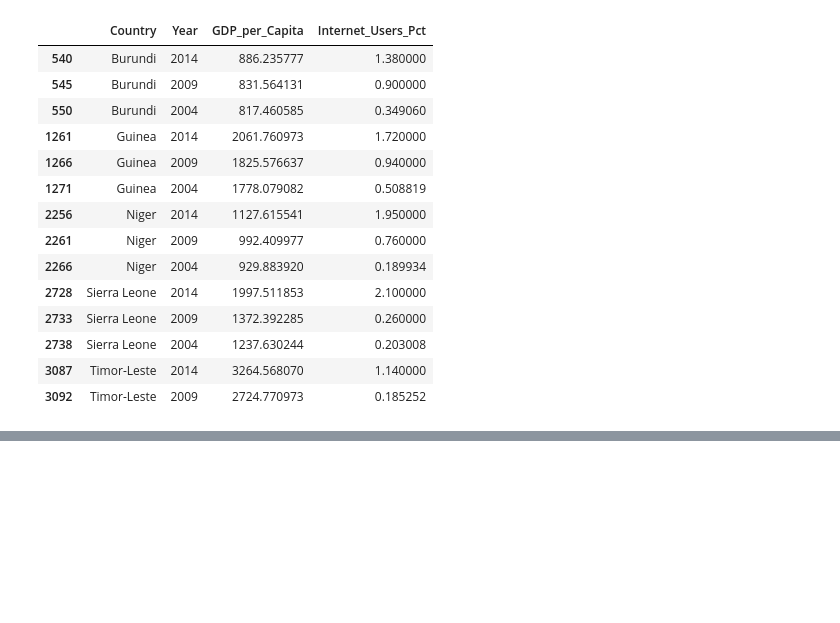
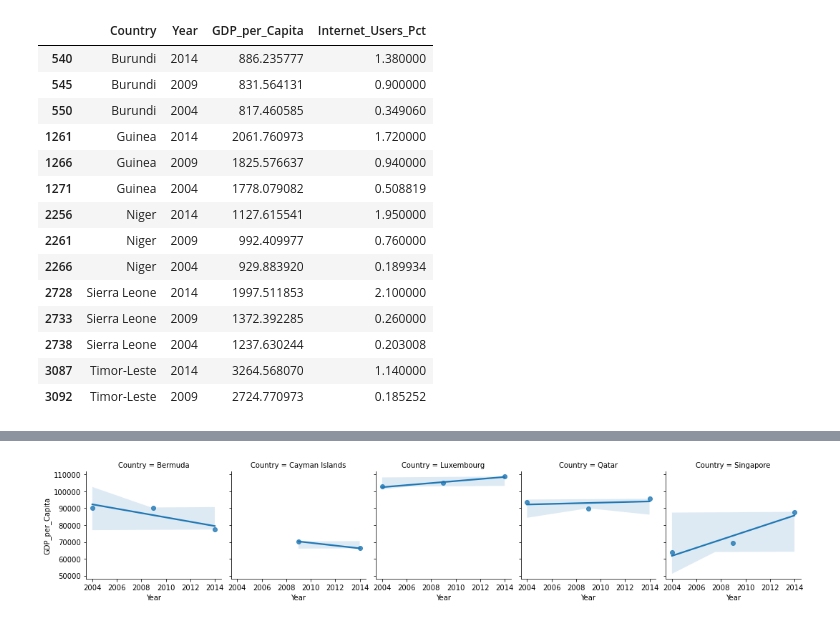
Before and after one commit to NSS-Full-Time-Data-Analytics-7/gdp-and-internet-usage-austin-davis, a Jupyter notebook: notebooks/gdp_and_internet_usage.ipynb, the cells around one changed output, grey strips where cells are left out. Cells and saved outputs as stored; diff of their text form; code cells hidden in the pictures; blank space fills up the shorter version.

```diff
--- a/notebooks/gdp_and_internet_usage.ipynb
+++ b/notebooks/gdp_and_internet_usage.ipynb
@@ -512,0 +537,4 @@ plt.show
+# %%
+top_gdp_country_list = ['Luxembourg', 'Qatar', 'Singapore', 'Bermuda', 'Cayman Islands']
+top_5_gdp = years.query('Country in @top_gdp_country_list')
+top_5_gdp
@@ -512,0 +557,6 @@ plt.show
+# %%
+graph = sns.FacetGrid(top_5_gdp, col = 'Country')
+graph.map(sns.regplot, 'Year', 'GDP_per_Capita')
+plt.show;
+# %% [output]
+[figure, added]
```
Also changed, not shown: parts of 45 cells of this notebook.
